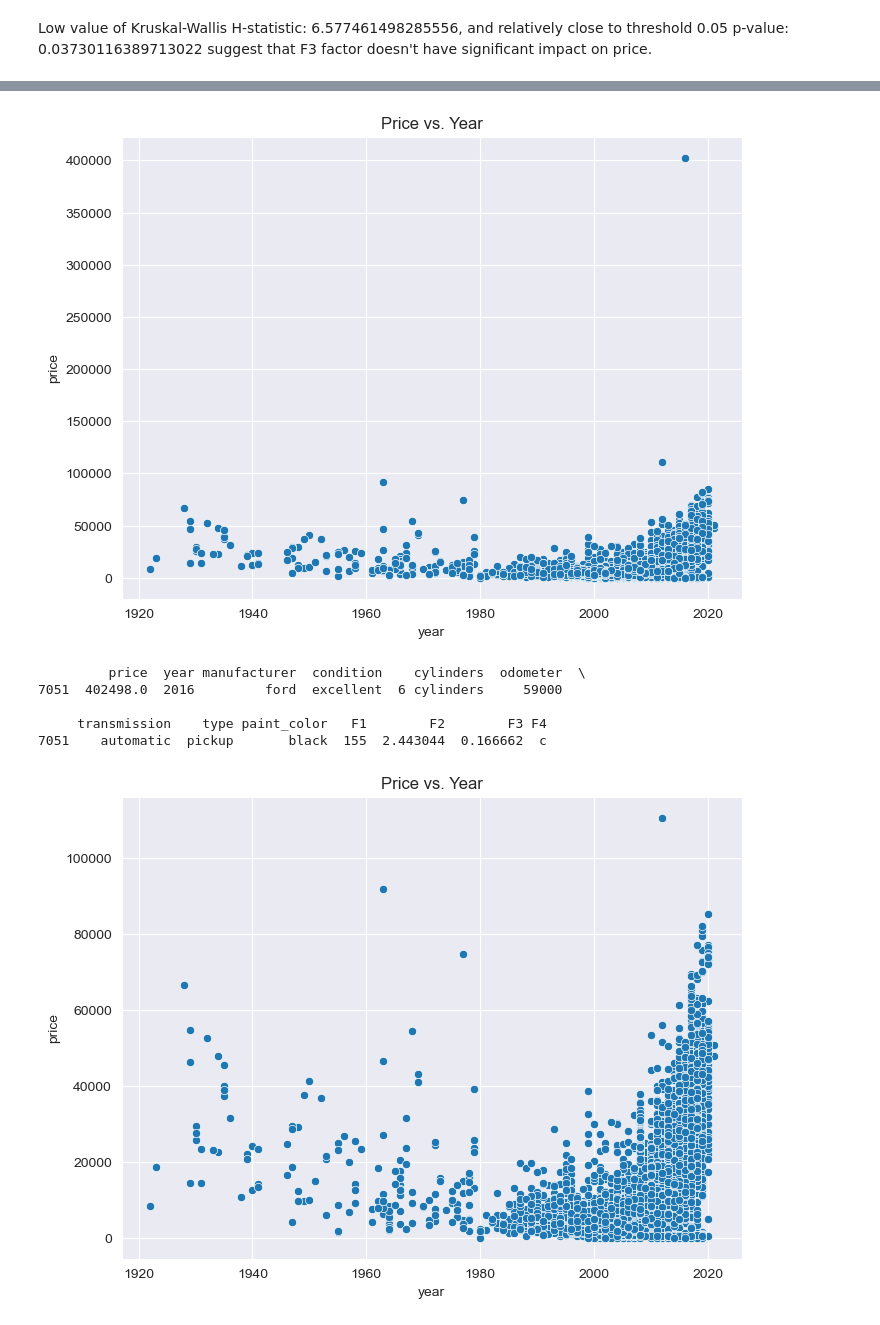
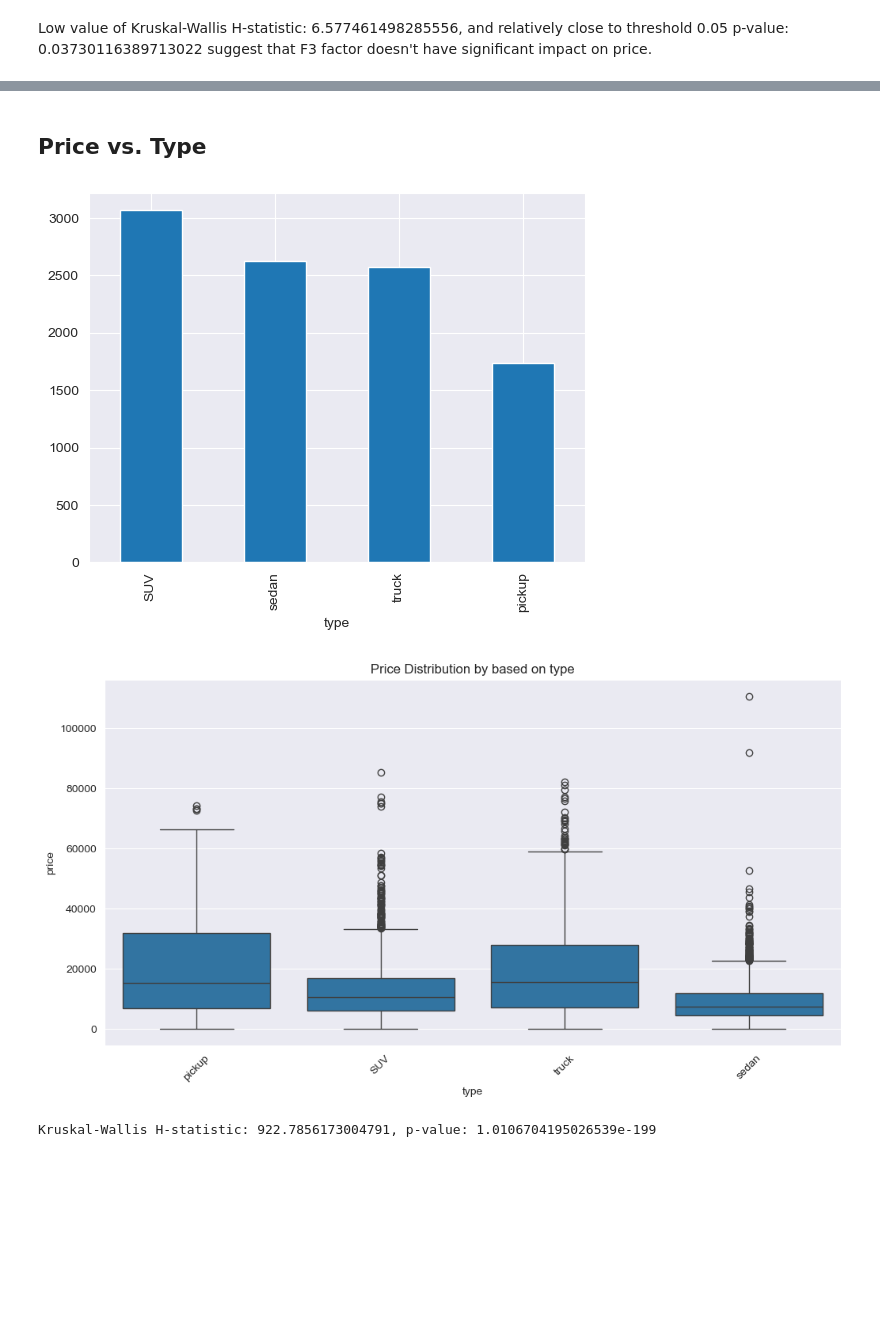
Before and after one commit to logger421/ExplainableAI, a Jupyter notebook: work_set1.ipynb, the cells around one changed output, grey strips where cells are left out. Cells and saved outputs as stored; diff of their text form; code cells hidden in the pictures; blank space fills up the shorter version.

```diff
--- a/work_set1.ipynb
+++ b/work_set1.ipynb
@@ -190,21 +208,18 @@ Based on below analysis price 402498 could be an outlier (mistake made by the us
-# %%
-plt.figure(figsize=(8, 6))
-sns.scatterplot(x='year', y='price', data=dataset)
-plt.title("Price vs. Year")
-plt.show()
-
-print(dataset.loc[dataset['price'] > 300000])
-
-dataset = dataset[dataset['price'] < 300000]
-plt.figure(figsize=(8, 6))
-sns.scatterplot(x='year', y='price', data=dataset)
-plt.title("Price vs. Year")
-plt.show()
-# %% [output]
-[figure, removed]
-         price  year manufacturer  condition    cylinders  odometer  \
-7051  402498.0  2016         ford  excellent  6 cylinders     59000
-
-     transmission    type paint_color   F1        F2        F3 F4
-7051    automatic  pickup       black  155  2.443044  0.166662  c
-[figure, removed]
+# %% [markdown]
+## Price vs. Type
+# %%
+dataset['type'].value_counts().plot(kind='bar')
+
+plt.figure(figsize=(12, 6))
+sns.boxplot(x='type', y='price', data=dataset)
+plt.xticks(rotation=45)
+plt.title('Price distribution by based on type')
+plt.show()
+
+groups = [group['price'].values for name, group in dataset.groupby('type')]
+h_stat, p_val = kruskal(*groups)
+print(f"Kruskal-Wallis H-statistic: {h_stat}, p-value: {p_val}")
+# %% [output]
+[figure, added]
+[figure, added]
+Kruskal-Wallis H-statistic: 922.7856173004791, p-value: 1.0106704195026539e-199
```
Also changed, not shown: parts of 42 cells of this notebook.
